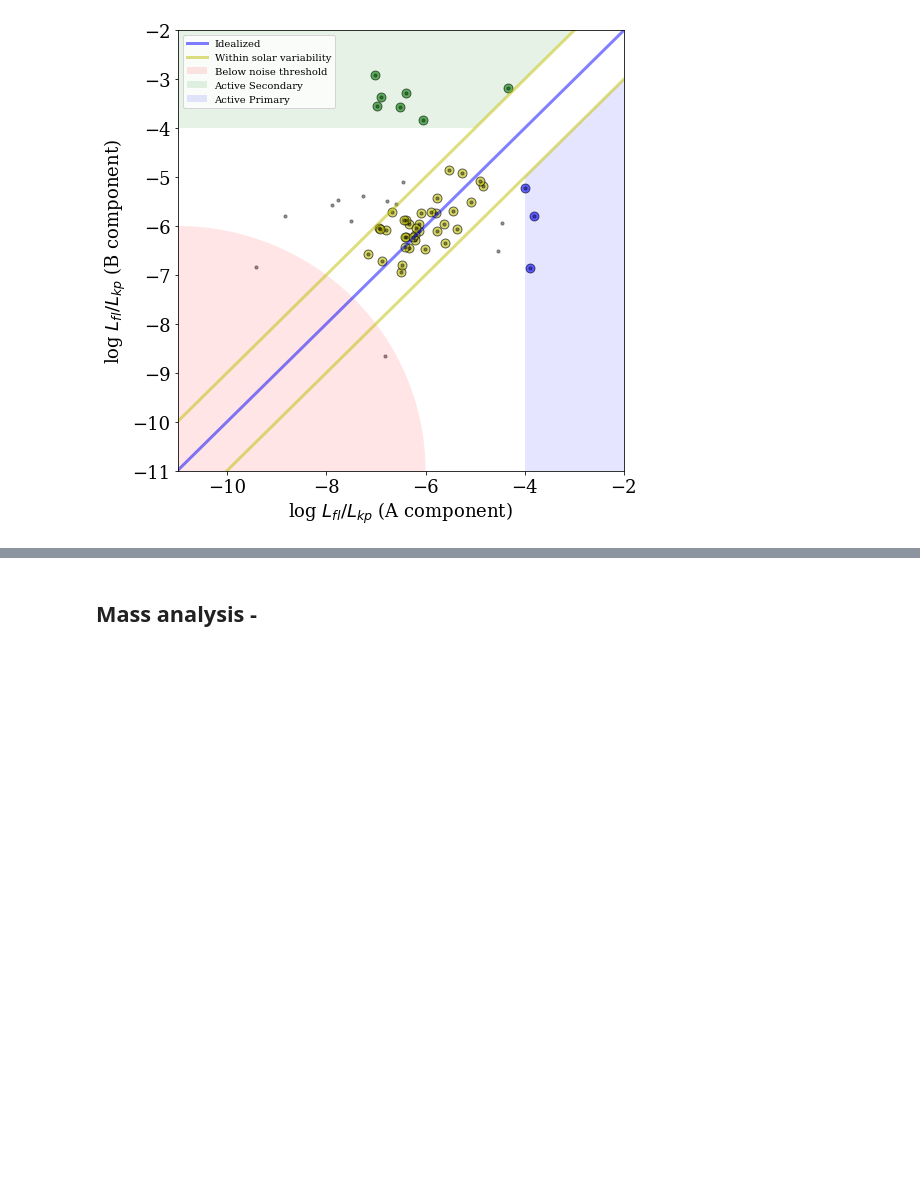
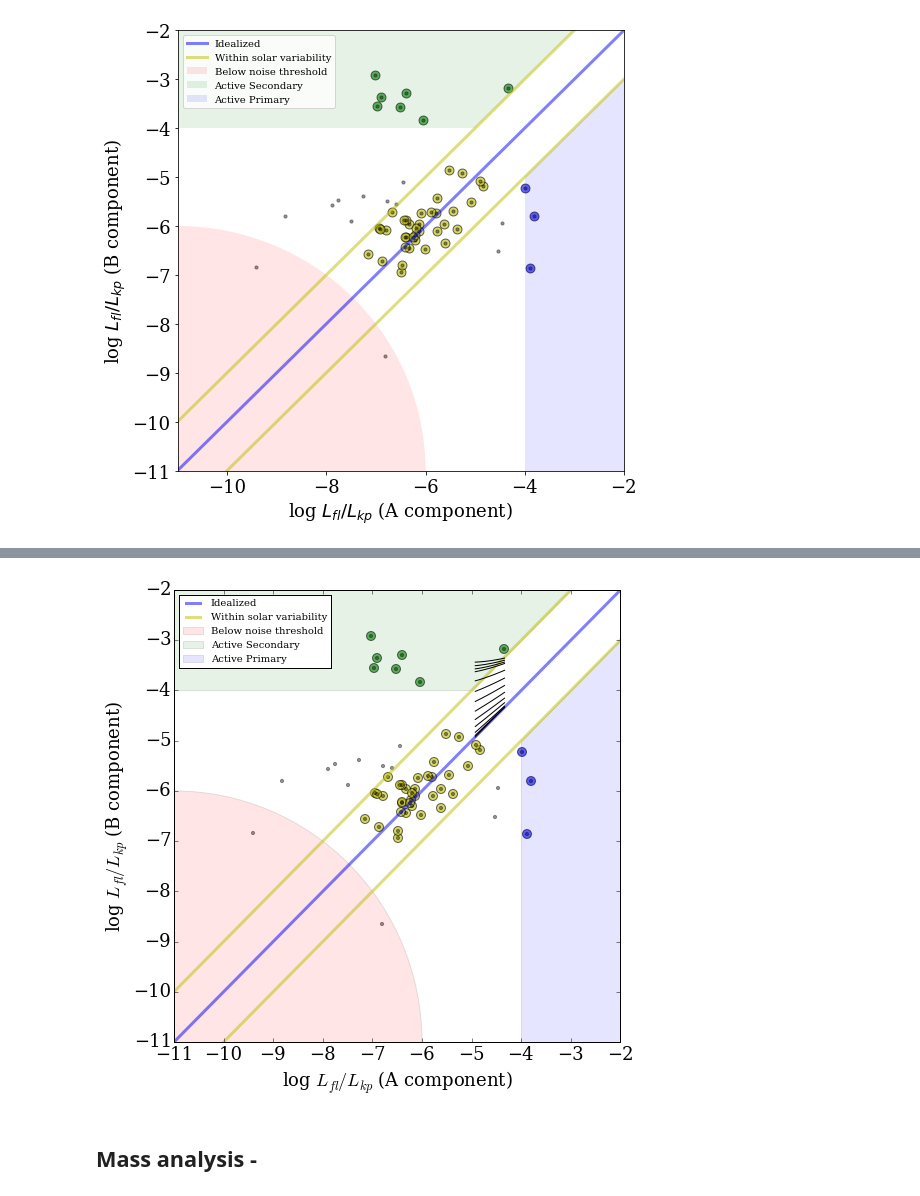
Before and after one commit to RileyWClarke/WideBinaryProject, a Jupyter notebook: WideBinaryProject.v3.ipynb, the cells around one changed output, grey strips where cells are left out. Drawn from its saved outputs; the diff is of its cells as text; code cells hidden in the pictures; blank space fills up the shorter version.

```diff
--- a/WideBinaryProject.v3.ipynb
+++ b/WideBinaryProject.v3.ipynb
@@ -289,3 +306,43 @@ plt.savefig('AB_v4.png',dpi=600)
+# %%
+plt.figure(figsize=(8,8.1))
+
+# plt.plot(np.log10(Lfl_Lbol[m][a][Good_both_a2]), np.log10(Lfl_Lbol[m][b][Good_both_a2]), 'ro', alpha = 0.6)
+# plt.plot(np.log10(Lfl_Lbol[m][a][Good_both_b2]), np.log10(Lfl_Lbol[m][b][Good_both_b2]), 'bo', alpha = 0.6)
+plt.scatter(np.log10(Lfl_Lbol[m][a][Good_either][gbox]), np.log10(Lfl_Lbol[m][b][Good_either][gbox]),
+            alpha = 0.6, s=80, c='g', edgecolor='k')
+
+plt.scatter(np.log10(Lfl_Lbol[m][a][Good_either][bbox]), np.log10(Lfl_Lbol[m][b][Good_either][bbox]),
+            alpha = 0.6, s=80, c='b', edgecolor='k')
+
+plt.scatter(np.log10(Lfl_Lbol[m][a][Good_either][ybox]), np.log10(Lfl_Lbol[m][b][Good_either][ybox]),
+            alpha = 0.6, s=80, c='y', edgecolor='k')
+
+plt.scatter(np.log10(Lfl_Lbol[m][a][Good_either]), np.log10(Lfl_Lbol[m][b][Good_either]), s=10, c='k', alpha=0.4)
+
+
+plt.plot([-11,-2], [-11,-2],'b', lw=3, alpha=0.5,label='Idealized')
+plt.plot([-11,-2], [-12,-3],'y', lw=3, alpha=0.5,label='Within solar variability')
+plt.plot([-11,-2], [-10,-1],'y', lw=3, alpha=0.5)
+
+box1 = plt.Polygon([[-5,-4],[-11,-4],[-11,-2],[-3,-2]],fc='g',alpha=0.1,label='Active Secondary')
+box2 = plt.Polygon([[-4,-5],[-4,-11],[-2,-11],[-2,-3]],fc='b',alpha=0.1,label='Active Primary')
+circle = plt.Circle((-11, -11), radius=5, fc='r',alpha=0.1,label='Below noise threshold')
+plt.gca().add_patch(circle)
+plt.gca().add_patch(box1)
+plt.gca().add_patch(box2)
+
+
+for k in range (mass_wb.size):
+    plt.plot(Lfl_Lkp_wb[-1,:],Lfl_Lkp_wb[k,:],color='k')
+
+plt.xlim(-11, -2)
+plt.ylim(-11, -2)
+plt.xlabel(r'log $L_{fl}/L_{kp}$ (A component)')
+plt.ylabel(r'log $L_{fl}/L_{kp}$ (B component)')
+plt.legend(fontsize=10, loc=2)
+plt.savefig('AB_v4.png',dpi=600)
+# %% [output]
+[figure, added]
 # %% [markdown]
 ## Mass analysis -
 # %%
```
Also changed, not shown: parts of 11 cells of this notebook.
